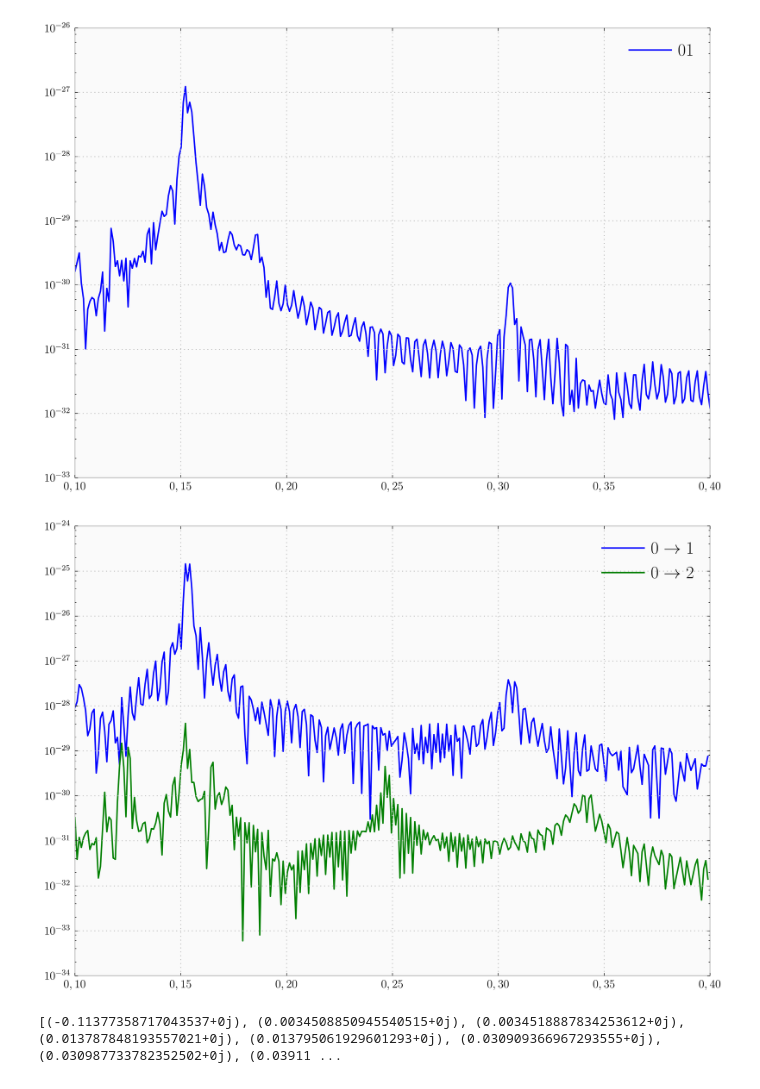
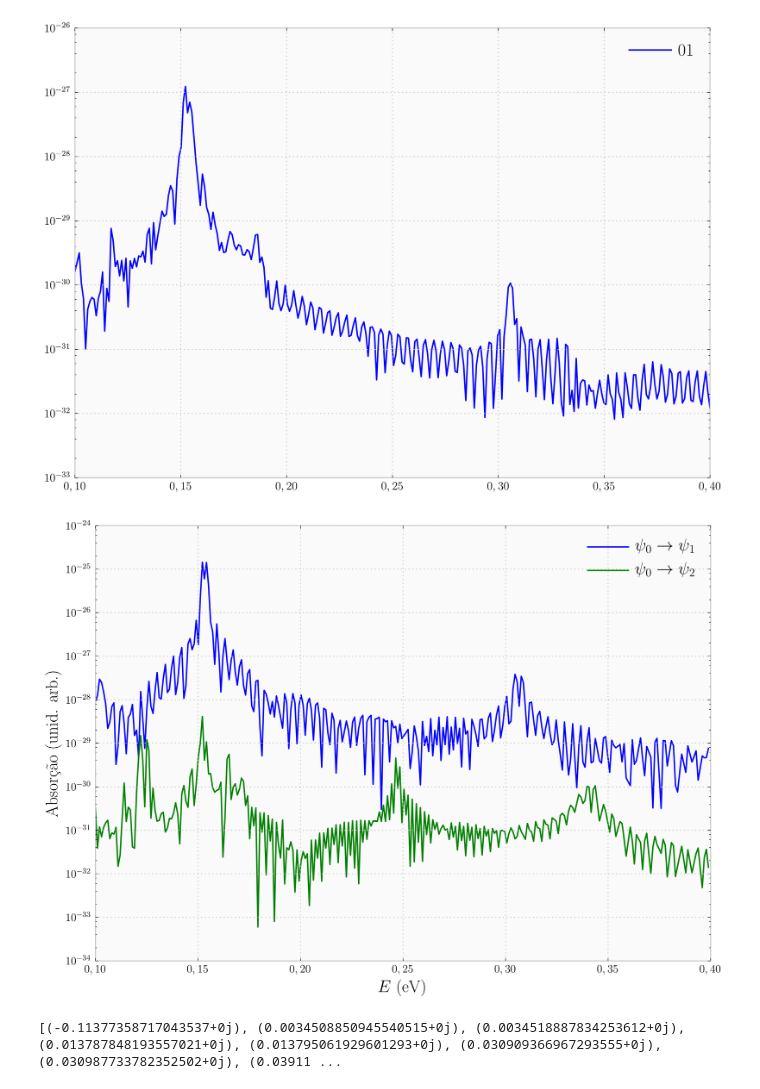
Before and after one commit to thiagolcmelo/mestrado, a Jupyter notebook: fotocorrente-absorcao-gaas-algaas.ipynb, the cells around one changed output. Saved outputs shown, nothing was run; the diff lists cells and outputs as text; code cells hidden in the pictures.

```diff
--- a/fotocorrente-absorcao-gaas-algaas.ipynb
+++ b/fotocorrente-absorcao-gaas-algaas.ipynb
@@ -885,13 +883,15 @@ d2r = df.d2r.values
 d1i = df.d1i.values
 d2i = df.d2i.values
 # %%
-plt.semilogy(energy, energy*(np.abs(d1i)), label=r'$0 \rightarrow 1$')
-plt.semilogy(energy, energy*(np.abs(d2i)), label=r'$0 \rightarrow 2$')
-
+fig, ax = plt.subplots()
+ax.set_xlabel(r'$E$ (eV)')
+ax.set_ylabel(r'Absor\c{c}\~{a}o (unid. arb.)')
+ax.semilogy(energy, energy*(np.abs(d1i)), label=r'$\psi_0 \rightarrow \psi_1$')
+ax.semilogy(energy, energy*(np.abs(d2i)), label=r'$\psi_0 \rightarrow \psi_2$')
 plt.legend()
-plt.show()
+plt.savefig('figuras/absorcao_degani.png', bbox_inches='tight')
 # %% [output]
-[figure, old version]
+[figure, new version]
 # %%
 def solve_eigenproblem(H):
     """
```
Also changed, not shown: parts of 2 cells of this notebook, 1 other file.
